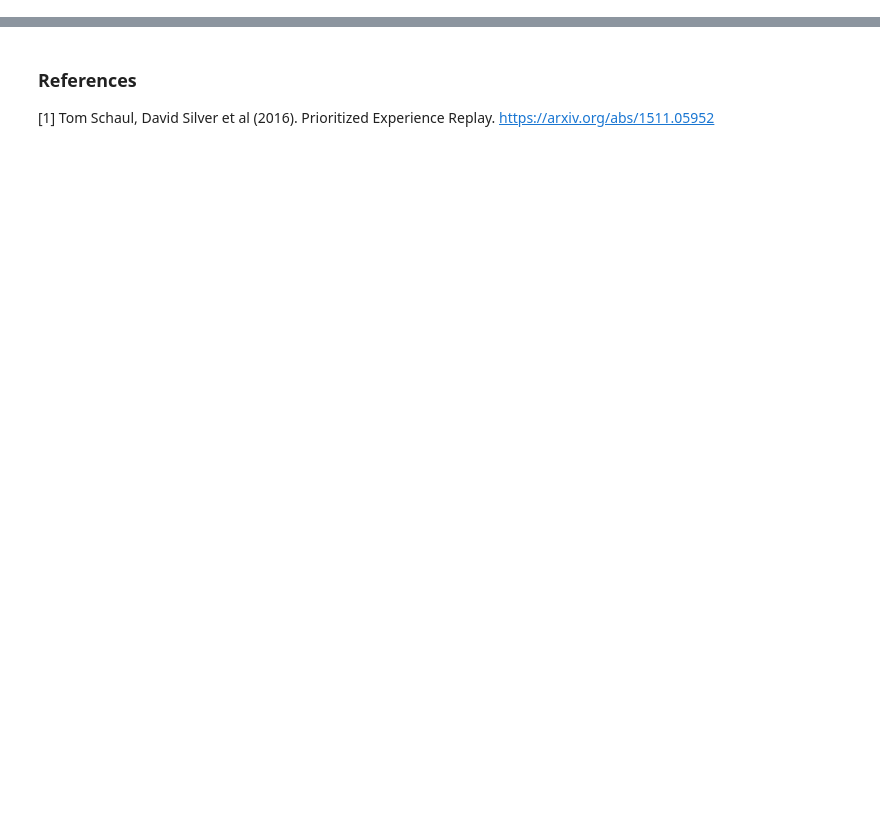
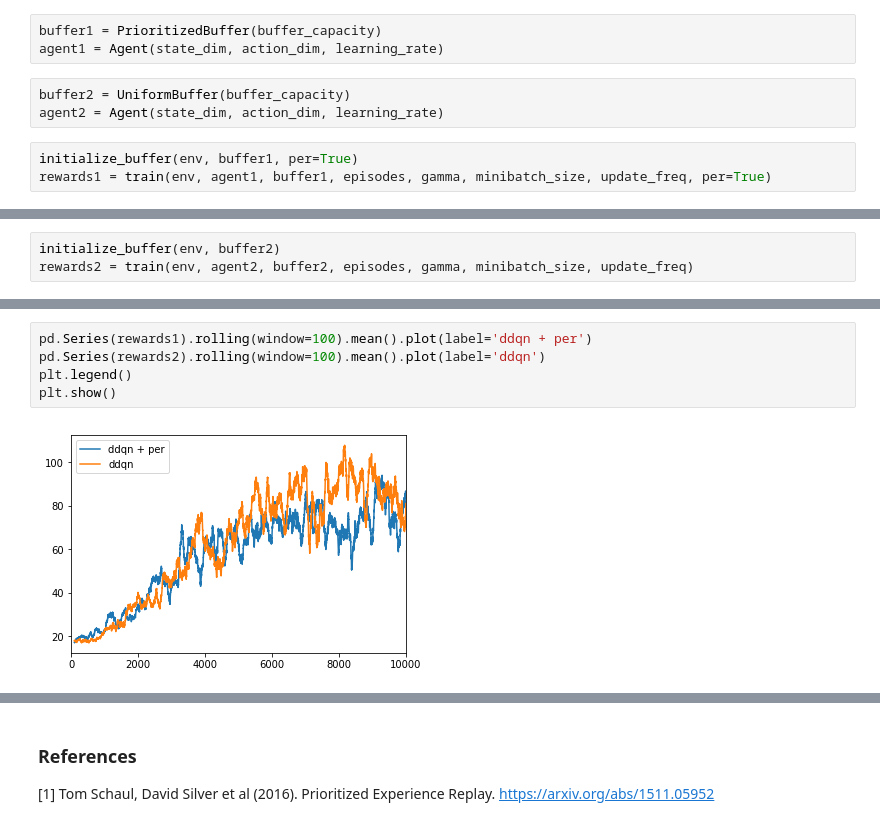
Before and after one commit to frankibem/reinforcement-learning, a Jupyter notebook: cartpole/prioritized_experience_replay.ipynb, the cells around one changed output, grey strips where cells are left out. Drawn from its saved outputs; the diff is of its cells as text; blank space fills up the shorter version.

Commit message:
Completed dqn, ddqn and per for cartpole.

```diff
--- a/cartpole/prioritized_experience_replay.ipynb
+++ b/cartpole/prioritized_experience_replay.ipynb
@@ -13,0 +335,9 @@ For rank proritization, a priority queue can be used. For proportional prioritiz
+# %%
+buffer1 = PrioritizedBuffer(buffer_capacity)
+agent1 = Agent(state_dim, action_dim, learning_rate)
+# %%
+buffer2 = UniformBuffer(buffer_capacity)
+agent2 = Agent(state_dim, action_dim, learning_rate)
+# %%
+initialize_buffer(env, buffer1, per=True)
+rewards1 = train(env, agent1, buffer1, episodes, gamma, minibatch_size, update_freq, per=True)
@@ -13,0 +362,3 @@ For rank proritization, a priority queue can be used. For proportional prioritiz
+# %%
+initialize_buffer(env, buffer2)
+rewards2 = train(env, agent2, buffer2, episodes, gamma, minibatch_size, update_freq)
@@ -13,0 +383,7 @@ For rank proritization, a priority queue can be used. For proportional prioritiz
+# %%
+pd.Series(rewards1).rolling(window=100).mean().plot(label='ddqn + per')
+pd.Series(rewards2).rolling(window=100).mean().plot(label='ddqn')
+plt.legend()
+plt.show()
+# %% [output]
+[figure, added]
```
Also changed, not shown: parts of 13 cells of this notebook, 7 other files.
